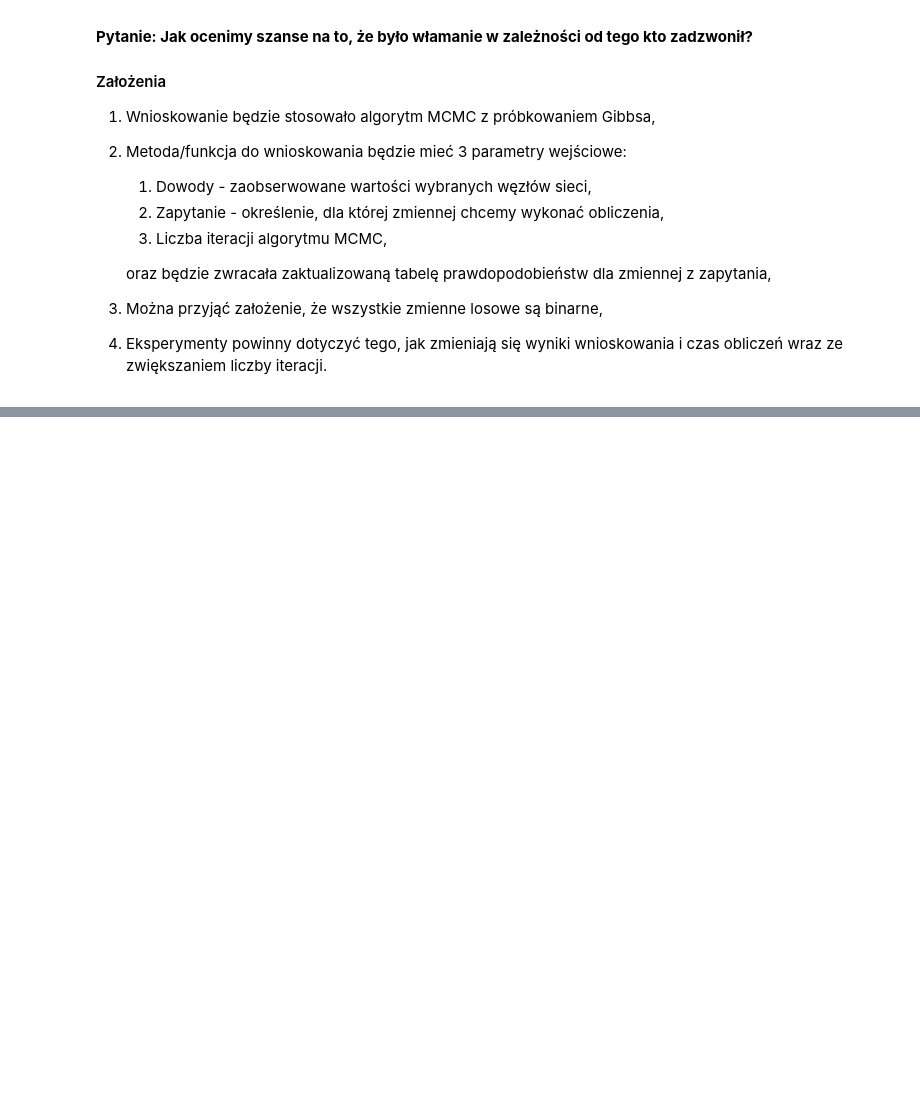
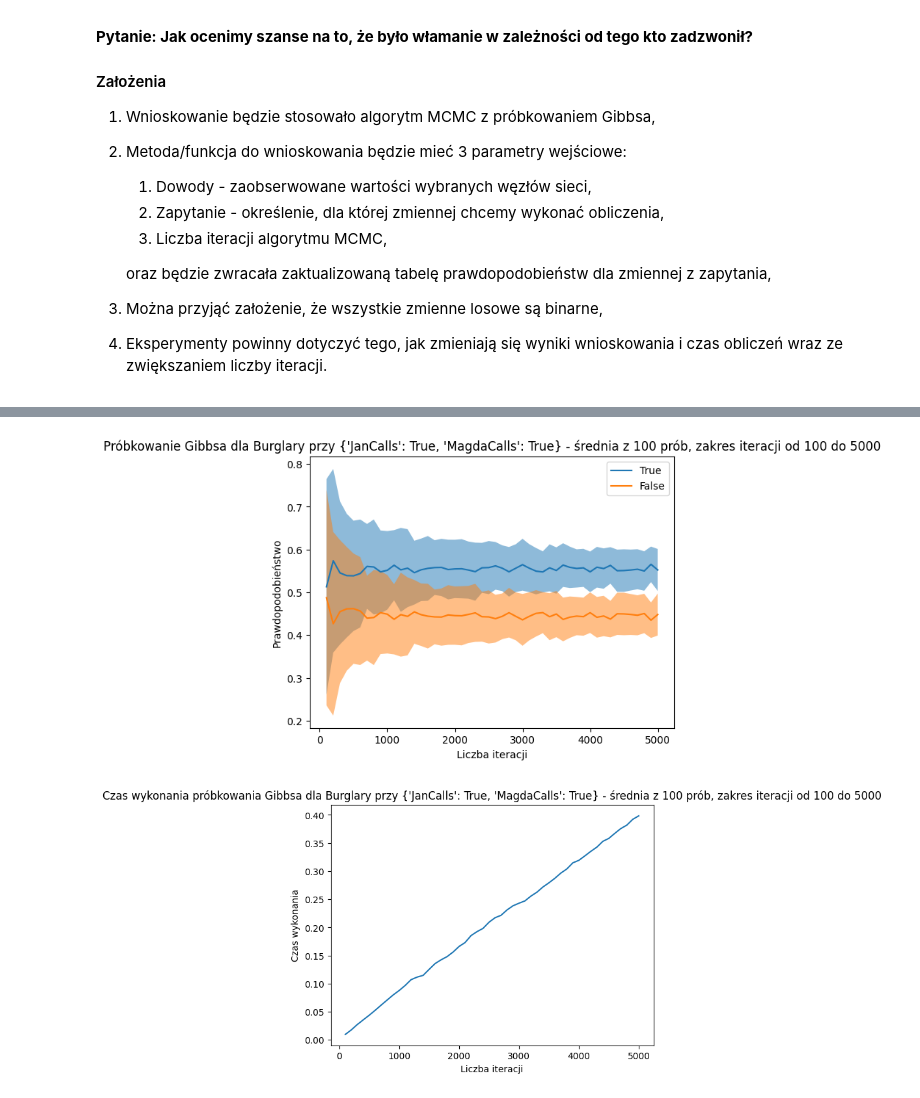
Before and after one commit to maksnowak/gibbs-sampling, a Jupyter notebook: task7.ipynb, the cells around one changed output, grey strips where cells are left out. Cells and saved outputs as stored; diff of their text form; code cells hidden in the pictures; blank space fills up the shorter version.

```diff
--- a/task7.ipynb
+++ b/task7.ipynb
@@ -173,4 +171,47 @@ class Gibbs:
             query_node = self.network.get_node(query)
             self.counts[query_node.value] += 1
         return {True: self.counts[True] / iterations, False: self.counts[False] / iterations}
+# %%
+import matplotlib.pyplot as plt
+import time
+
+def plot(evidence, query):
+    bn = BayesianNetwork(nodes, probabilities)
+    gibbs = Gibbs(bn)
+    iterations = np.linspace(100, 5000, 50)
+    true_probs = []
+    false_probs = []
+    true_probs_std = []
+    false_probs_std = []
+    times = []
+    for i in iterations:
+        temp_false = []
+        temp_true = []
+        temp_times = []
+        for _ in range(100):
+            start = time.time()
+            res = gibbs.run(evidence, query, int(i))
+            end = time.time()
+            temp_times.append(end - start)
+            temp_false.append(res[False])
+            temp_true.append(res[True])
+        times.append(np.mean(temp_times))
+        false_probs.append(np.mean(temp_false))
+        true_probs.append(np.mean(temp_true))
+        false_probs_std.append(np.std(temp_false))
+        true_probs_std.append(np.std(temp_true))
+    plt.plot(iterations, true_probs, label='True')
+    plt.fill_between(iterations, np.array(true_probs) - np.array(true_probs_std), np.array(true_probs) + np.array(true_probs_std), alpha=0.5)
+    plt.plot(iterations, false_probs, label='False')
+    plt.fill_between(iterations, np.array(false_probs) - np.array(false_probs_std), np.array(false_probs) + np.array(false_probs_std), alpha=0.5)
+    plt.xlabel('Liczba iteracji')
+    plt.ylabel('Prawdopodobieństwo')
+    plt.title(f'Próbkowanie Gibbsa dla {query} przy {evidence} - średnia z 100 prób, zakres iteracji od 100 do 5000')
+    plt.legend()
+    plt.show()
+    plt.plot(iterations, times)
+    plt.xlabel('Liczba iteracji')
+    plt.ylabel('Czas wykonania')
+    plt.title(f'Czas wykonania próbkowania Gibbsa dla {query} przy {evidence} - średnia z 100 prób, zakres iteracji od 100 do 5000')
+    plt.show()
 # %%
@@ -181,0 +222,5 @@ print(gibbs.run({'Burglary': True, 'Earthquake': False}, 'JanCalls', 10000))
+# %%
+plot({'JanCalls': True, 'MagdaCalls': True}, 'Burglary')
+# %% [output]
+[figure, added]
+[figure, added]
```
Also changed, not shown: parts of 2 cells of this notebook.
